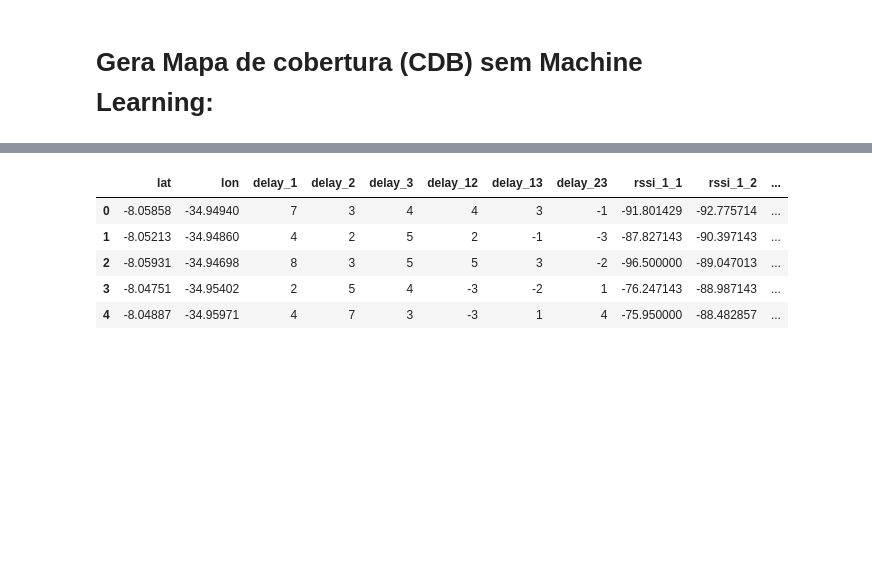
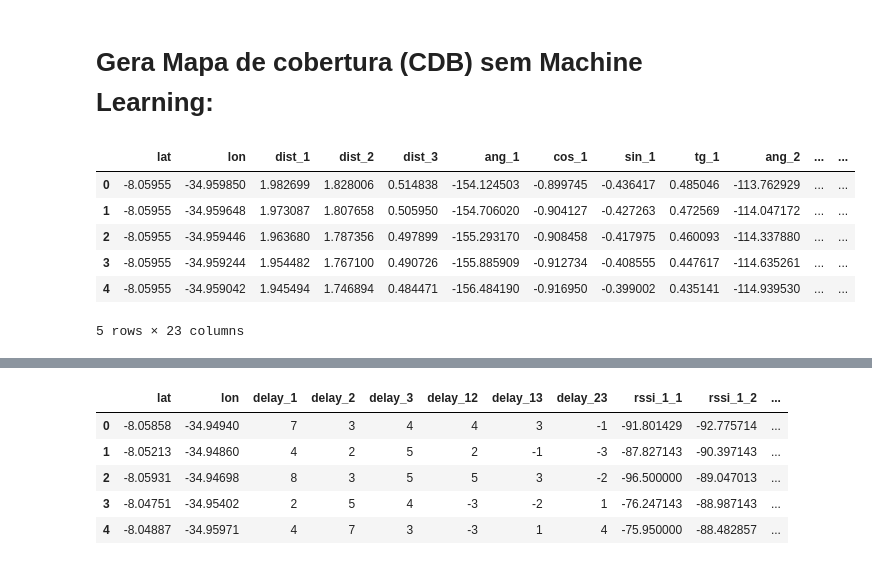
Before and after one commit to Douglast1997/TG-2020.1, a Jupyter notebook: FingerprintingTCC.ipynb, the cells around one changed output, grey strips where cells are left out. Drawn from its saved outputs; the diff is of its cells as text; code cells hidden in the pictures; blank space fills up the shorter version.

```diff
--- a/FingerprintingTCC.ipynb
+++ b/FingerprintingTCC.ipynb
@@ -191,9 +191,18 @@ def PutAzimuthsFromBTss(df_bts, df_meds):
 # %%
 df_meds = pd.read_csv("./CDB/CDB_20.csv")
 df_bts = pd.read_csv("./databasesTCC/BtsTCC.csv")
 df_meds = PutAzimuthsFromBTss(df_bts, df_meds)
 df_meds = PutDelay(df_meds)
-df_meds.to_csv("./CDB/CDB_20.csv", index=False)
+df_meds.head()
+#df_meds.to_csv("./CDB/CDB_20.csv", index=False)
+# %% [output]
+|  | lat | lon | dist_1 | dist_2 | dist_3 | ang_1 | cos_1 | sin_1 | tg_1 | ang_2 | ... | ... |
+| 0 | -8.05955 | -34.959850 | 1.982699 | 1.828006 | 0.514838 | -154.124503 | -0.899745 | -0.436417 | 0.485046 | -113.762929 | ... | ... |
+| 1 | -8.05955 | -34.959648 | 1.973087 | 1.807658 | 0.505950 | -154.706020 | -0.904127 | -0.427263 | 0.472569 | -114.047172 | ... | ... |
+| 2 | -8.05955 | -34.959446 | 1.963680 | 1.787356 | 0.497899 | -155.293170 | -0.908458 | -0.417975 | 0.460093 | -114.337880 | ... | ... |
+| 3 | -8.05955 | -34.959244 | 1.954482 | 1.767100 | 0.490726 | -155.885909 | -0.912734 | -0.408555 | 0.447617 | -114.635261 | ... | ... |
+| 4 | -8.05955 | -34.959042 | 1.945494 | 1.746894 | 0.484471 | -156.484190 | -0.916950 | -0.399002 | 0.435141 | -114.939530 | ... | ... |
+5 rows × 23 columns
 # %%
 df_meds = pd.read_csv("./CDB/CDB_20_LightGBM_Complete.csv")
 df_meds.head()
```
Also changed, not shown: 9 other files.
